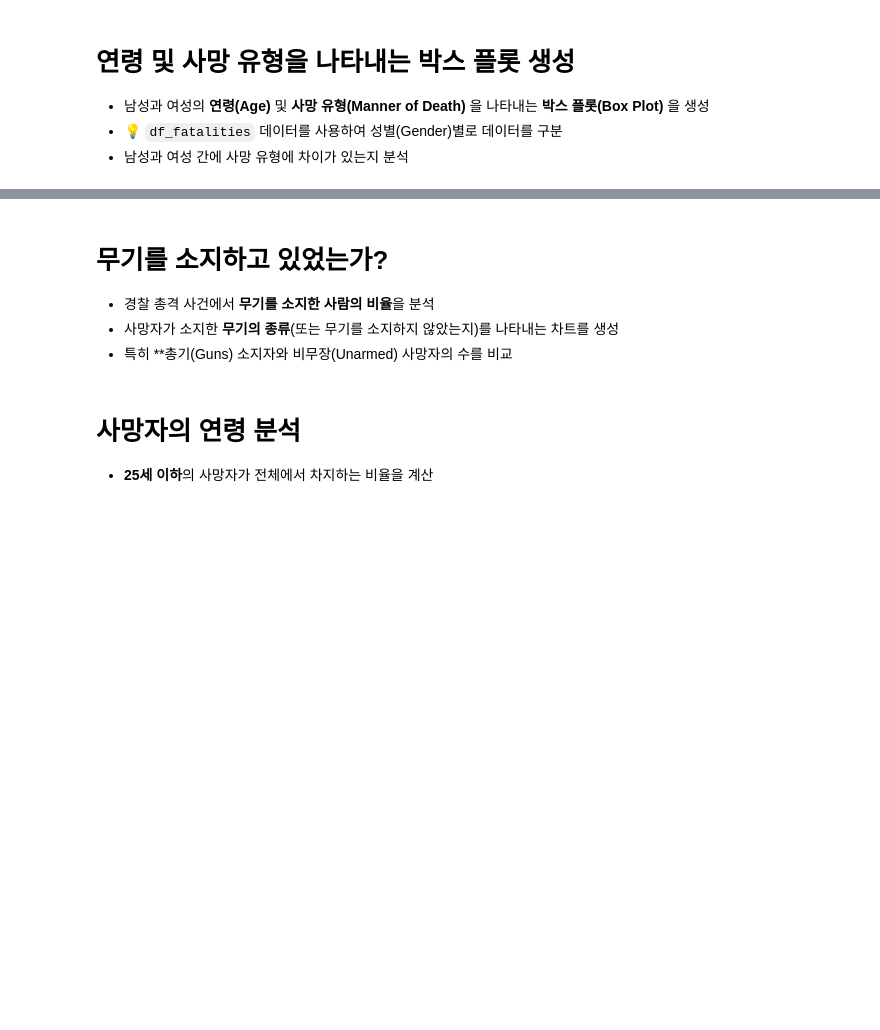
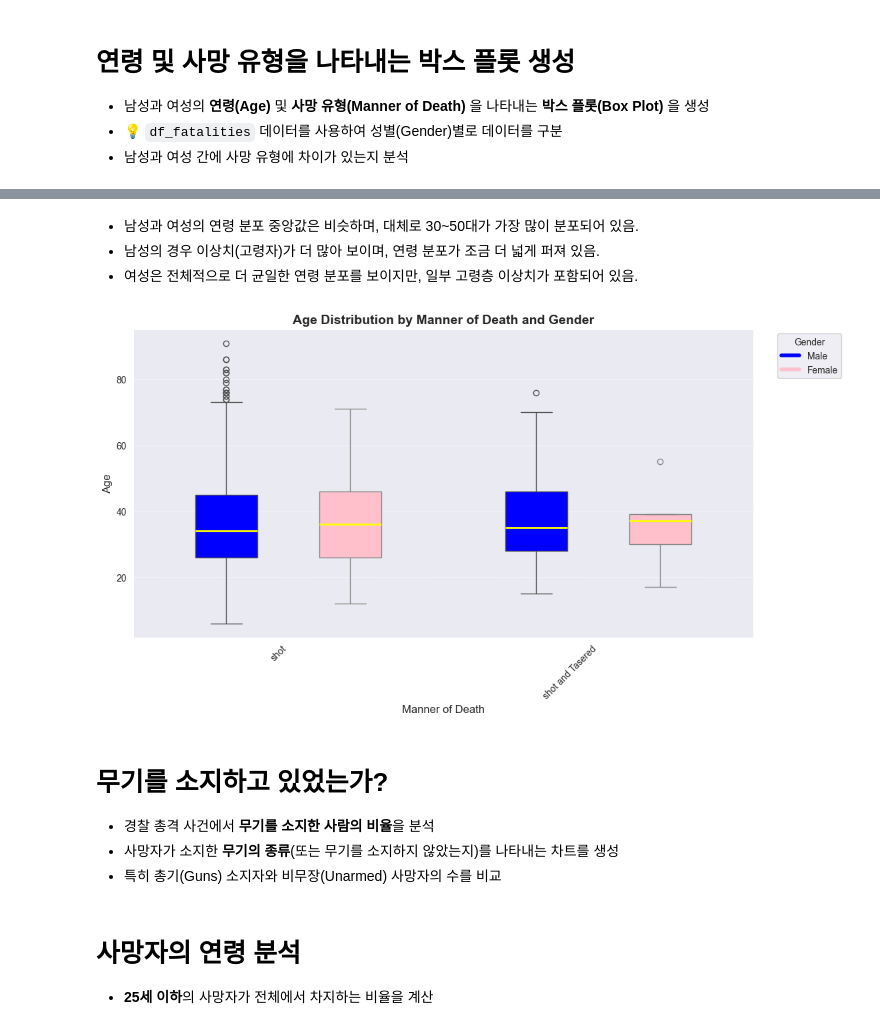
Before and after one commit to JELKOV/Police-Use-of-Force---Data-Analysis, a Jupyter notebook: Fatal_Force_(start).ipynb, the cells around one changed output, grey strips where cells are left out. Drawn from its saved outputs; the diff is of its cells as text; code cells hidden in the pictures; blank space fills up the shorter version.

```diff
--- a/Fatal_Force_(start).ipynb
+++ b/Fatal_Force_(start).ipynb
@@ -562,9 +713,69 @@ plt.show()
+# %% [markdown]
+- 남성과 여성의 연령 분포 중앙값은 비슷하며, 대체로 30~50대가 가장 많이 분포되어 있음.
+- 남성의 경우 이상치(고령자)가 더 많아 보이며, 연령 분포가 조금 더 넓게 퍼져 있음.
+- 여성은 전체적으로 더 균일한 연령 분포를 보이지만, 일부 고령층 이상치가 포함되어 있음.
+# %%
+# 그래프 크기 설정
+plt.figure(figsize=(12, 6))  # 가로 12, 세로 6 크기의 그래프 생성
+
+# x축 위치를 수동으로 조정하기 위해 고유한 x값 리스트 생성
+categories = df_fatalities["manner_of_death"].unique()  # 'manner_of_death' 컬럼에서 고유한 사망 유형 추출
+x_values = np.arange(len(categories))  # 각 사망 유형을 x축 위치에 매핑
+
+# 남성과 여성 박스 플롯을 개별적으로 그려서 x 위치 조정
+
+# 남성(Male) 박스 플롯 생성 (파란색)
+sns.boxplot(
+    data=df_fatalities[df_fatalities["gender"] == "M"],  # 성별이 'M'인 데이터만 사용
+    x=df_fatalities[df_fatalities["gender"] == "M"]["manner_of_death"],  # x축: 사망 유형
+    y=df_fatalities[df_fatalities["gender"] == "M"]["age"],  # y축: 연령
+    color="blue",  # 색상 지정 (남성 = 파란색)
+    width=0.2,  # 박스 너비 조정 (너무 넓으면 겹침)
+    boxprops={"facecolor": "blue"},  # 박스 내부 색상
+    medianprops={"color": "yellow", "linewidth": 2},  # 중앙값 선 스타일 (노란색, 두께 2)
+    positions=x_values - 0.2  # 남성 박스를 왼쪽으로 이동하여 분리
+)
+
+# 여성(Female) 박스 플롯 생성 (핑크색)
+sns.boxplot(
+    data=df_fatalities[df_fatalities["gender"] == "F"],  # 성별이 'F'인 데이터만 사용
+    x=df_fatalities[df_fatalities["gender"] == "F"]["manner_of_death"],  # x축: 사망 유형
+    y=df_fatalities[df_fatalities["gender"] == "F"]["age"],  # y축: 연령
+    color="pink",  # 색상 지정 (여성 = 핑크색)
+    width=0.2,  # 박스 너비 조정 (너무 넓으면 겹침)
+    boxprops={"facecolor": "pink"},  # 박스 내부 색상
+    medianprops={"color": "yellow", "linewidth": 2},  # 중앙값 선 스타일 (노란색, 두께 2)
+    positions=x_values + 0.2  # 여성 박스를 오른쪽으로 이동하여 분리
+)
+
+# x축 라벨을 새롭게 설정 (글자가 겹치지 않도록 조정)
+plt.xticks(ticks=x_values, labels=categories, rotation=45, ha="right")
+
+# 그래프 제목 및 축 레이블 설정
+plt.title("Age Distribution by Manner of Death and Gender", fontsize=14, fontweight="bold")  # 그래프 제목
+plt.xlabel("Manner of Death", fontsize=12)  # x축 제목
+plt.ylabel("Age", fontsize=12)  # y축 제목
+
+# y축 격자 추가 (가독성 향상)
+plt.grid(axis="y", linestyle="--", alpha=0.7)  # 점선 스타일, 투명도 조절
+
+# 범례 추가 (남성 = 파란색, 여성 = 핑크색)
+custom_legend = [
+    Line2D([0], [0], color="blue", lw=4, label="Male"),  # 남성 범례 (파란색)
+    Line2D([0], [0], color="pink", lw=4, label="Female"),  # 여성 범례 (핑크색)
+]
+plt.legend(handles=custom_legend, title="Gender", loc="upper right", bbox_to_anchor=(1.15, 1))  # 범례 위치 조정
+
+# 그래프 출력
+plt.show()
+# %% [output]
+[figure, added]
 # %% [markdown]
 # 무기를 소지하고 있었는가?
 
 - 경찰 총격 사건에서 **무기를 소지한 사람의 비율**을 분석
 - 사망자가 소지한 **무기의 종류**(또는 무기를 소지하지 않았는지)를 나타내는 차트를 생성
-- 특히 **총기(Guns) 소지자와 비무장(Unarmed) 사망자의 수를 비교
+- 특히 총기(Guns) 소지자와 비무장(Unarmed) 사망자의 수를 비교
 # %% [markdown]
 # 사망자의 연령 분석
 
```
Also changed, not shown: parts of 8 cells of this notebook.
